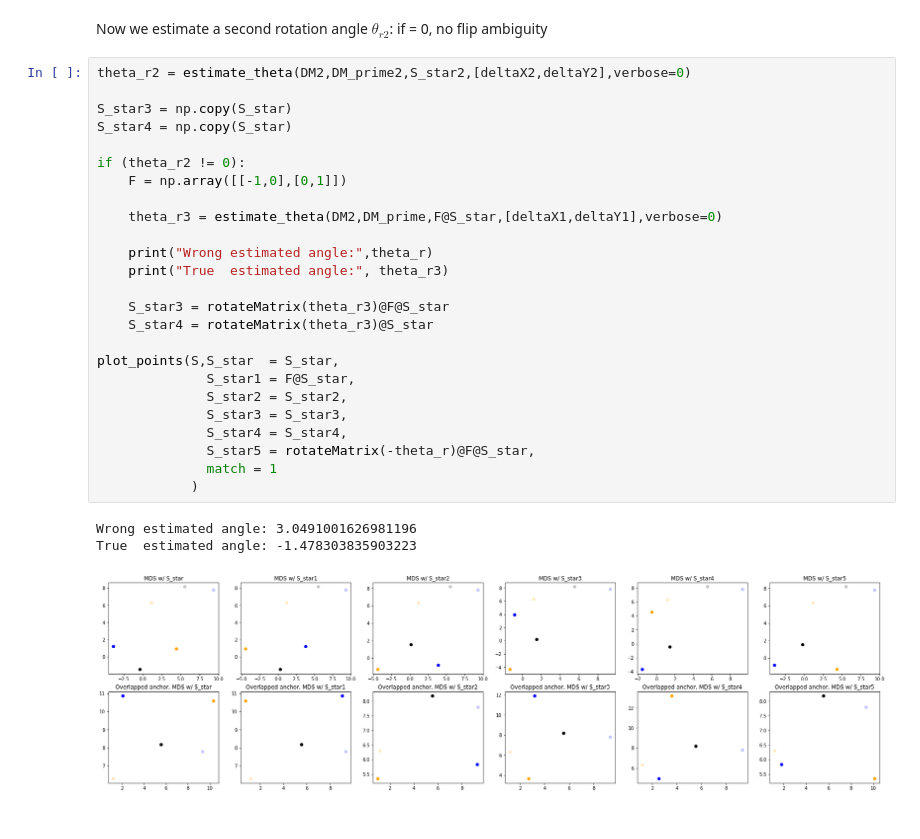
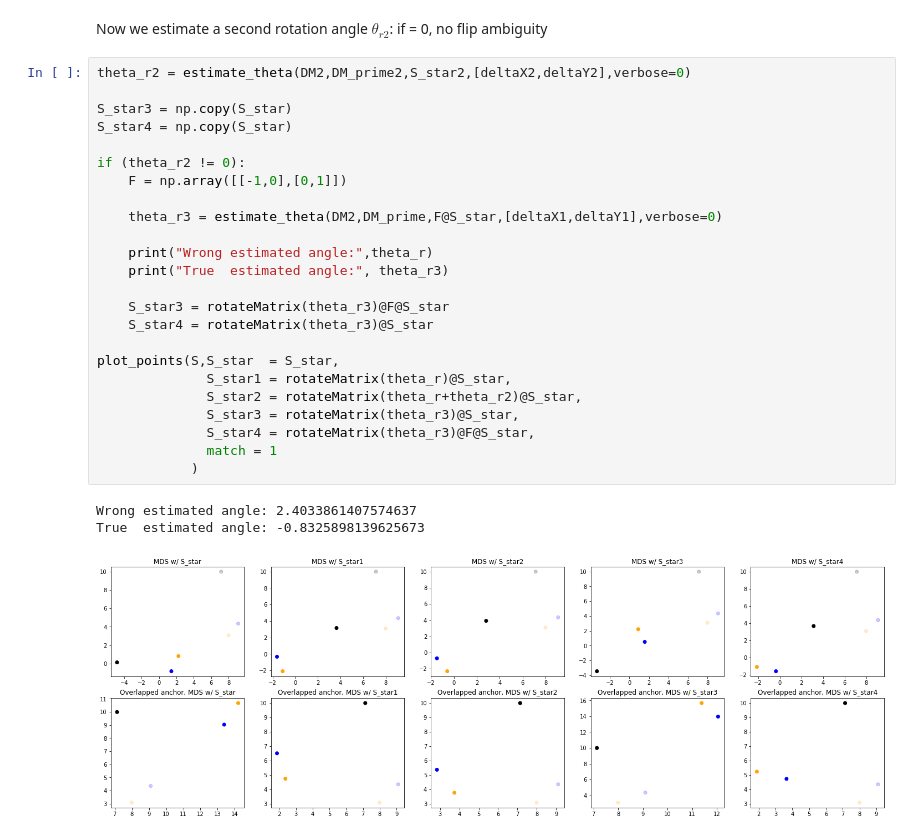
Before and after one commit to oselin/drone-pose-estimation, a Jupyter notebook: MDS_wiki.ipynb, the cells around one changed output. Cells and saved outputs as stored; diff of their text form.

Commit message:
Fixing plot bug

```diff
--- a/MDS_wiki.ipynb
+++ b/MDS_wiki.ipynb
@@ -119,29 +119,28 @@ Now we estimate a second rotation angle $\theta_{r2}$: if = 0, no flip ambiguity
 # %%
 theta_r2 = estimate_theta(DM2,DM_prime2,S_star2,[deltaX2,deltaY2],verbose=0)
 
 S_star3 = np.copy(S_star)
 S_star4 = np.copy(S_star)
 
 if (theta_r2 != 0):
     F = np.array([[-1,0],[0,1]])
 
     theta_r3 = estimate_theta(DM2,DM_prime,F@S_star,[deltaX1,deltaY1],verbose=0)
 
     print("Wrong estimated angle:",theta_r)
     print("True  estimated angle:", theta_r3)
 
     S_star3 = rotateMatrix(theta_r3)@F@S_star
     S_star4 = rotateMatrix(theta_r3)@S_star
 
 plot_points(S,S_star  = S_star,
-              S_star1 = F@S_star,
-              S_star2 = S_star2,
-              S_star3 = S_star3,
-              S_star4 = S_star4,
-              S_star5 = rotateMatrix(-theta_r)@F@S_star,
+              S_star1 = rotateMatrix(theta_r)@S_star,
+              S_star2 = rotateMatrix(theta_r+theta_r2)@S_star,
+              S_star3 = rotateMatrix(theta_r3)@S_star,
+              S_star4 = rotateMatrix(theta_r3)@F@S_star,
               match = 1
             )
 # %% [output]
-Wrong estimated angle: 3.0491001626981196
-True  estimated angle: -1.478303835903223
+Wrong estimated angle: 2.4033861407574637
+True  estimated angle: -0.8325898139625673
-[figure, old version]
+[figure, new version]
```
Also changed, not shown: parts of 7 cells of this notebook, 1 other file.
